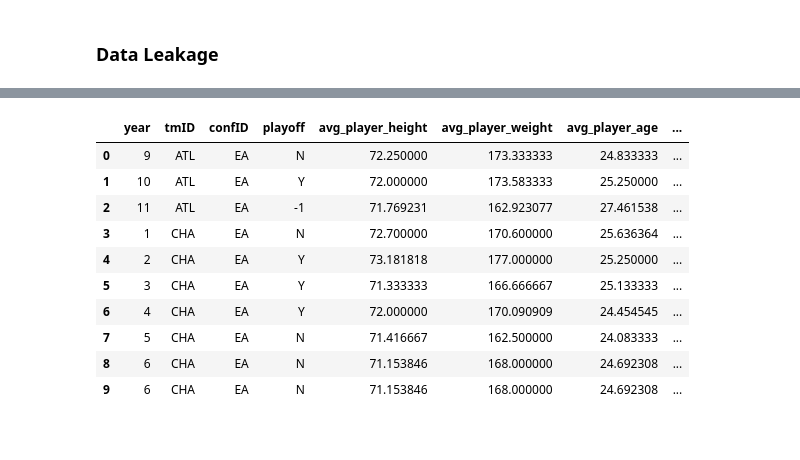
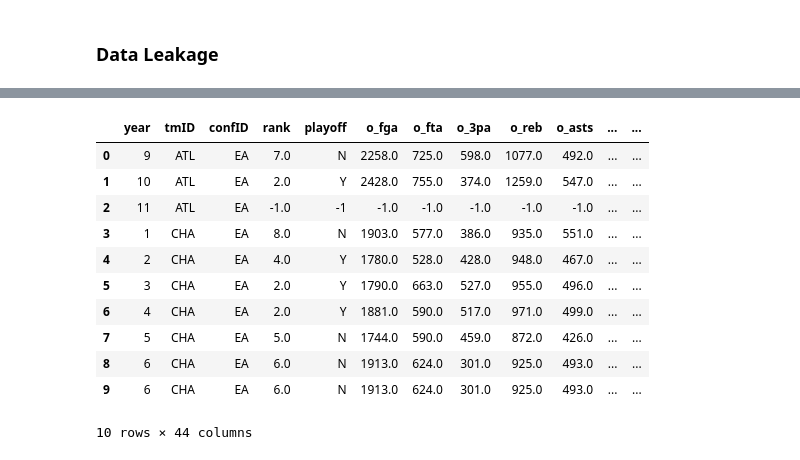
Before and after one commit to jmisidro/FEUP_ML, a Jupyter notebook: src/preparation.ipynb, the cells around one changed output, grey strips where cells are left out. Drawn from its saved outputs; the diff is of its cells as text; code cells hidden in the pictures.

```diff
--- a/src/preparation.ipynb
+++ b/src/preparation.ipynb
@@ -197,8 +196,8 @@ grouped_df = awards_players.groupby(['playerID', 'year'], as_index=False)['award
 #order it by playerID and then by year
 grouped_df = grouped_df.sort_values(by=['playerID', 'year'])
 
-
-def calculate_last_3_years_sum(player_id, year):
+# Calculate the last 3 years' sum of award points
+def calculate_last_3_years_sum(player_id, year, column='award_points'):
     # Filter the DataFrame for the specific player
     player_data = grouped_df[grouped_df['playerID'] == player_id]
 
@@ -206,17 +205,12 @@ def calculate_last_3_years_sum(player_id, year):
     last_years = player_data[(player_data['year'] <= year) & (player_data['year'] > year - 3)]
 
     # Sum the award points, treating non-existent years as 0
-    total_points = last_years['award_points'].sum()  # Sum existing points
+    total_points = last_years[column].sum()  # Sum existing points
 
     return total_points
 
-# Add a new column for the last 3 years' sum
-grouped_df['last_3_years_sum'] = grouped_df.apply(
-    lambda row: calculate_last_3_years_sum(row['playerID'], row['year']), axis=1
-)
-
 # Calculate all_time_sum
-def calculate_all_time_sum(player_id, current_year):
+def calculate_all_time_sum(player_id, current_year, column='award_points'):
     # Filter the DataFrame for the specific player
     player_data = grouped_df[grouped_df['playerID'] == player_id]
 
@@ -229,9 +223,15 @@ def calculate_all_time_sum(player_id, current_year):
     # Iterate through the filtered DataFrame
     for index, row in player_data_current_year.iterrows():
         if row["year"] <= current_year:  # Check if the year is less than 5
-            total_points += row["award_points"]  # Add award points to total_points
+            total_points += row[column]  # Add 'column' points to total_points
 
     return total_points
+
+
+# Add a new column for the last 3 years' sum
+grouped_df['last_3_years_sum'] = grouped_df.apply(
+    lambda row: calculate_last_3_years_sum(row['playerID'], row['year']), axis=1
+)
 
 # Add a new column for the all-time sum of points
 grouped_df['all_time_sum'] = grouped_df.apply(
@@ -268,0 +314,6 @@ merged_df['all_time_sum_awards'] = merged_df.apply(
+# %%
+columns_to_avg = ["GP","GS","minutes","points","oRebounds","rebounds","assists","steals","blocks","turnovers","PF","fgAttempted","fgMade","ftAttempted","ftMade","threeAttempted","threeMade","dq","PostGP","PostGS","PostMinutes","PostPoints","PostoRebounds","PostdRebounds","PostRebounds","PostAssists","PostSteals","PostBlocks","PostTurnovers","PostPF","PostfgAttempted","PostfgMade","PostftAttempted","PostftMade","PostthreeAttempted","PostthreeMade","PostDQ"]
+
+calculate_last_3_years_avg_columns(df=players_teams, columns=columns_to_avg)
+
+players_teams.head(10)
@@ -369,5 +430,5 @@ See the caveats in the documentation: https://pandas.pydata.org/pandas-docs/stab
 # %%
 # Drop all columns except the ones we need
-players_teams.drop(players_teams.columns.difference(['playerID','tmID', 'year', 'playoff', 'award_points', 'pl_efficiency','last_3_years_avg_pl_efficiency', 'all_years_avg_pl_efficiency']), axis=1, inplace=True)
+#players_teams.drop(players_teams.columns.difference(['playerID','tmID', 'year', 'playoff', 'award_points', 'pl_efficiency','last_3_years_avg_pl_efficiency', 'all_years_avg_pl_efficiency']), axis=1, inplace=True)
 players_teams.describe()
 # %% [output]
@@ -484,11 +549,7 @@ teams_all['avg_player_age']=merged_result.groupby(['year', 'tmID'])['age'].trans
 teams_all['avg_player_last_3_years_sum_awards']=merged_result.groupby(['year', 'tmID'])['last_3_years_sum_awards'].transform('mean')
 teams_all['avg_player_all_time_sum_awards']=merged_result.groupby(['year', 'tmID'])['all_time_sum_awards'].transform('mean')
 
-teams_all['last_3_years_avg_pl_efficiency']=merged_result.groupby(['year', 'tmID'])['last_3_years_avg_pl_efficiency'].transform('mean')
-teams_all['all_years_avg_pl_efficiency']=merged_result.groupby(['year', 'tmID'])['all_years_avg_pl_efficiency'].transform('mean')
-
-# Create new attribute tm_efficiency based on the average of the last_3_years_avg_pl_efficiency of each player in the team
-teams_all['tm_efficiency'] = teams_all.groupby(['year', 'tmID'])['last_3_years_avg_pl_efficiency'].transform('mean')
-
+for col in columns_to_avg:
+    teams_all['avg_player_'+col+'_last_3_years_avg']=merged_result.groupby(['year', 'tmID'])[''+col+'_last_3_years_avg'].transform('mean')
 teams_all.head(10)
 # %% [output]
@@ -555,20 +616,21 @@ merged_result.head(50)
 50 rows × 47 columns
 # %%
 # Drop all columns except the ones we need for the final dataframe
-merged_result.drop(merged_result.columns.difference(['tmID', 'confID', 'playoff', 'year', 'avg_player_height', 'avg_player_weight', 'avg_player_age', 'avg_player_last_3_years_sum_awards', 'avg_player_all_time_sum_awards', 'last_3_years_avg_pl_efficiency', 'all_years_avg_pl_efficiency']), axis=1, inplace=True)
+#merged_result.drop(merged_result.columns.difference(['tmID', 'confID', 'playoff', 'year', 'avg_player_height', 'avg_player_weight', 'avg_player_age', 'avg_player_last_3_years_sum_awards', 'avg_player_all_time_sum_awards', 'last_3_years_avg_pl_efficiency', 'all_years_avg_pl_efficiency', 'tm_efficiency']), axis=1, inplace=True)
 merged_result.head(10)
 # %% [output]
-|  | year | tmID | confID | playoff | avg_player_height | avg_player_weight | avg_player_age | ... |
-| 0 | 9 | ATL | EA | N | 72.250000 | 173.333333 | 24.833333 | ... |
-| 1 | 10 | ATL | EA | Y | 72.000000 | 173.583333 | 25.250000 | ... |
-| 2 | 11 | ATL | EA | -1 | 71.769231 | 162.923077 | 27.461538 | ... |
-| 3 | 1 | CHA | EA | N | 72.700000 | 170.600000 | 25.636364 | ... |
-| 4 | 2 | CHA | EA | Y | 73.181818 | 177.000000 | 25.250000 | ... |
-| 5 | 3 | CHA | EA | Y | 71.333333 | 166.666667 | 25.133333 | ... |
-| 6 | 4 | CHA | EA | Y | 72.000000 | 170.090909 | 24.454545 | ... |
-| 7 | 5 | CHA | EA | N | 71.416667 | 162.500000 | 24.083333 | ... |
-| 8 | 6 | CHA | EA | N | 71.153846 | 168.000000 | 24.692308 | ... |
-| 9 | 6 | CHA | EA | N | 71.153846 | 168.000000 | 24.692308 | ... |
+|  | year | tmID | confID | rank | playoff | o_fga | o_fta | o_3pa | o_reb | o_asts | ... | ... |
+| 0 | 9 | ATL | EA | 7.0 | N | 2258.0 | 725.0 | 598.0 | 1077.0 | 492.0 | ... | ... |
+| 1 | 10 | ATL | EA | 2.0 | Y | 2428.0 | 755.0 | 374.0 | 1259.0 | 547.0 | ... | ... |
+| 2 | 11 | ATL | EA | -1.0 | -1 | -1.0 | -1.0 | -1.0 | -1.0 | -1.0 | ... | ... |
+| 3 | 1 | CHA | EA | 8.0 | N | 1903.0 | 577.0 | 386.0 | 935.0 | 551.0 | ... | ... |
+| 4 | 2 | CHA | EA | 4.0 | Y | 1780.0 | 528.0 | 428.0 | 948.0 | 467.0 | ... | ... |
+| 5 | 3 | CHA | EA | 2.0 | Y | 1790.0 | 663.0 | 527.0 | 955.0 | 496.0 | ... | ... |
+| 6 | 4 | CHA | EA | 2.0 | Y | 1881.0 | 590.0 | 517.0 | 971.0 | 499.0 | ... | ... |
+| 7 | 5 | CHA | EA | 5.0 | N | 1744.0 | 590.0 | 459.0 | 872.0 | 426.0 | ... | ... |
+| 8 | 6 | CHA | EA | 6.0 | N | 1913.0 | 624.0 | 301.0 | 925.0 | 493.0 | ... | ... |
+| 9 | 6 | CHA | EA | 6.0 | N | 1913.0 | 624.0 | 301.0 | 925.0 | 493.0 | ... | ... |
+10 rows × 44 columns
 # %%
 # Export the cleaned dataframes to CSV files
 merged_result.to_csv("../data/clean/merged.csv", index=False)
```
Also changed, not shown: parts of 10 cells of this notebook, 4 other files.
